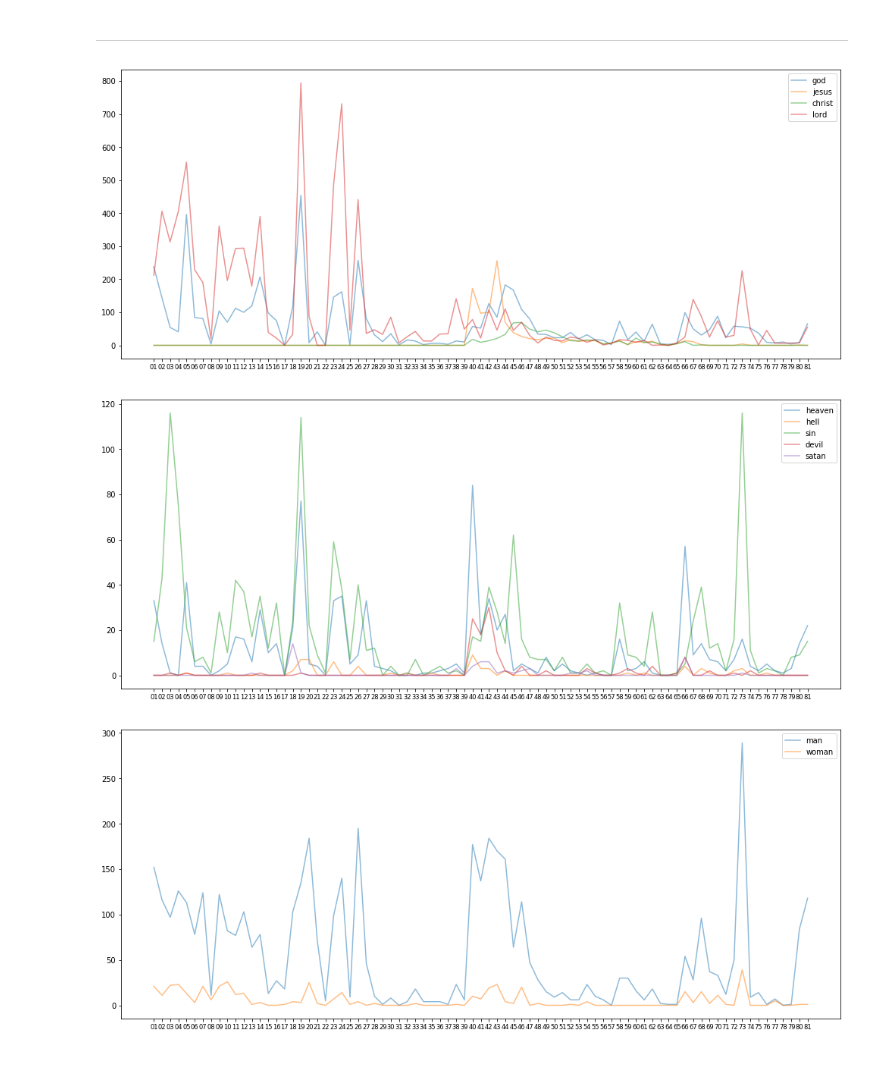
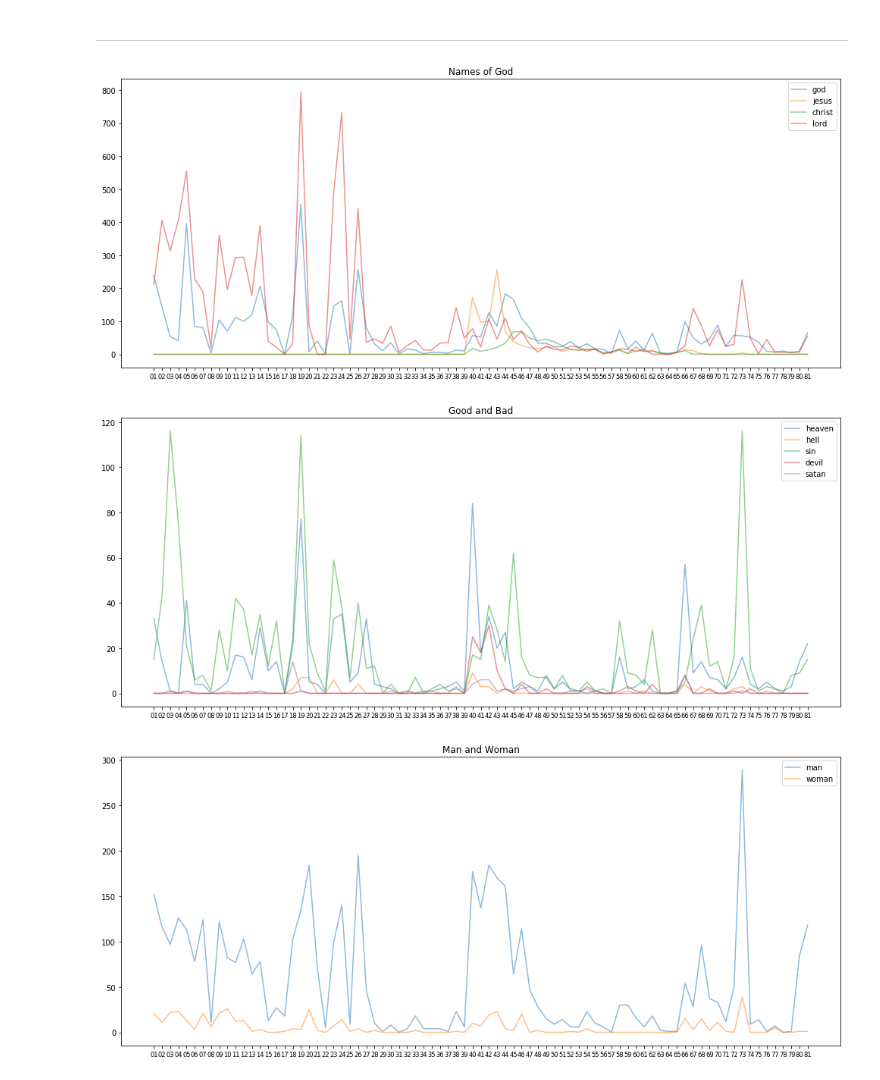
Before and after one commit to machaerus/sophia, a Jupyter notebook: Bible analysis.ipynb, the cells around one changed output. Drawn from its saved outputs; the diff is of its cells as text; code cells hidden in the pictures.

Commit message:
added README and generated some images

```diff
--- a/Bible analysis.ipynb
+++ b/Bible analysis.ipynb
@@ -166,7 +166,7 @@ def plot_kw(ax, kw, df):
     ax.plot(list(range(len(occ))), occ, alpha=0.5)
 
 
-def plot_kws(kws, granularity):
+def plot_kws(kws, granularity, title):
 
     if granularity == "ball":
         df = books_all
@@ -182,21 +182,24 @@ def plot_kws(kws, granularity):
         plot_kw(ax, kw, df)
     ax.set_xticks(range(len(df)))
     ax.set_xticklabels(df.book, size='small')
-    ax.legend(keywords);
+    ax.legend(keywords)
+    ax.set_title(title)
+
+    plt.savefig(title)
 # %%
 keywords = ["god", "jesus", "christ", "lord"]
-plot_kws(keywords, "ball")
+plot_kws(keywords, "ball", "Names of God")
 # %% [output]
-[figure, old version]
+[figure, new version]
 # %%
 keywords = ["heaven", "hell", "sin", "devil", "satan"]
-plot_kws(keywords, "ball")
+plot_kws(keywords, "ball", "Good and Bad")
 # %% [output]
-[figure, old version]
+[figure, new version]
 # %%
 keywords = ["man", "woman"]
-plot_kws(keywords, "ball")
+plot_kws(keywords, "ball", "Man and Woman")
 # %% [output]
-[figure, old version]
+[figure, new version]
 # %%
 keywords = ["fight", "war", "kill", "murder"]
```
Also changed, not shown: parts of 1 cell of this notebook, 6 other files.
